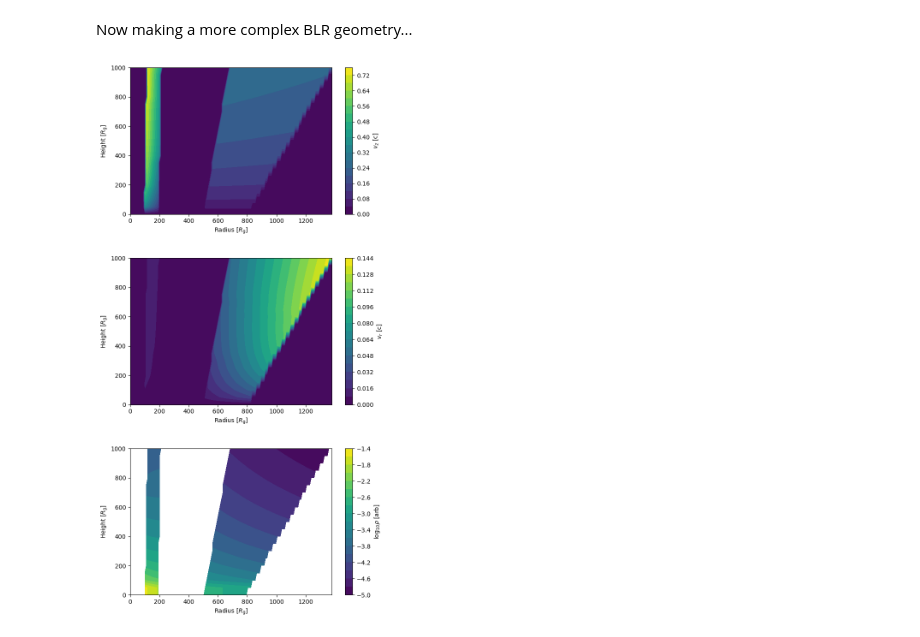
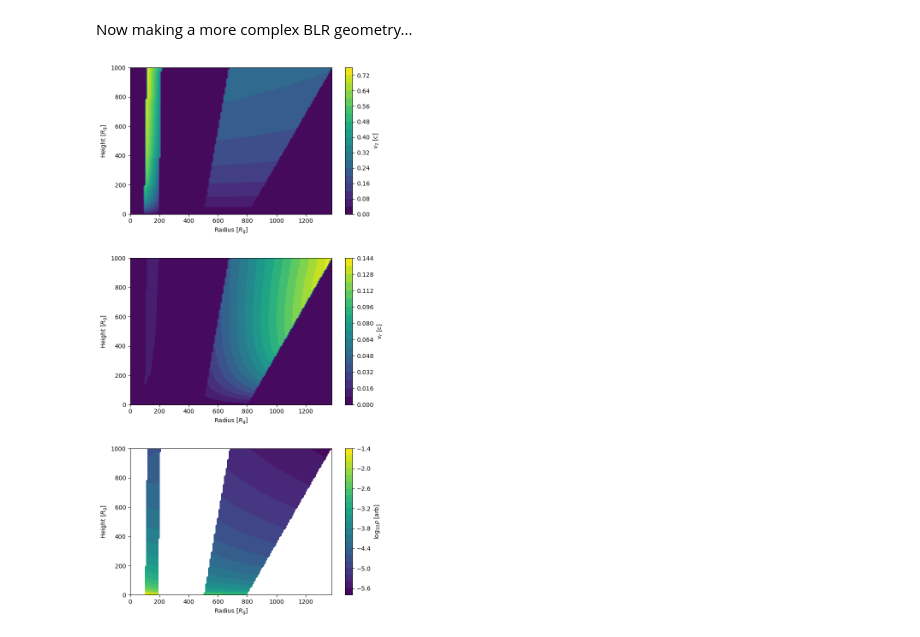
Before and after one commit to Henry-Best-01/Amoeba, a Jupyter notebook: amoeba/Notebooks/amoeba_blr_examples.ipynb, the cells around one changed output. Drawn from its saved outputs; the diff is of its cells as text; code cells hidden in the pictures.

```diff
--- a/amoeba/Notebooks/amoeba_blr_examples.ipynb
+++ b/amoeba/Notebooks/amoeba_blr_examples.ipynb
@@ -440,43 +490,53 @@ sl3_asy_vel = 0.4  # v/c
 sl4_asy_vel = 0.4
 
 
-comp_BLR = BroadLineRegion(mexp, zmax, wavelength, redshift_source, radial_step=10, height_step=50)
+comp_BLR = BroadLineRegion(
+    mexp, zmax, wavelength, redshift_source, radial_step=10, height_step=z_resolution
+)
 
-SL1 = Streamline(sl1_rlaunch, sl1_theta, zmax, sl1_char_dist, sl1_asy_vel, height_step=50)
-SL2 = Streamline(sl2_rlaunch, sl2_theta, zmax, sl2_char_dist, sl2_asy_vel, height_step=50)
-SL3 = Streamline(sl3_rlaunch, sl3_theta, zmax, sl3_char_dist, sl3_asy_vel, height_step=50)
-SL4 = Streamline(sl4_rlaunch, sl4_theta, zmax, sl4_char_dist, sl4_asy_vel, height_step=50)
+SL1 = Streamline(
+    sl1_rlaunch, sl1_theta, zmax, sl1_char_dist, sl1_asy_vel, height_step=z_resolution
+)
+SL2 = Streamline(
+    sl2_rlaunch, sl2_theta, zmax, sl2_char_dist, sl2_asy_vel, height_step=z_resolution
+)
+SL3 = Streamline(
+    sl3_rlaunch, sl3_theta, zmax, sl3_char_dist, sl3_asy_vel, height_step=z_resolution
+)
+SL4 = Streamline(
+    sl4_rlaunch, sl4_theta, zmax, sl4_char_dist, sl4_asy_vel, height_step=z_resolution
+)
 
 comp_BLR.add_streamline_bounded_region(SL1, SL2, density_initial_weighting=3)
 
 comp_BLR.add_streamline_bounded_region(SL3, SL4, density_initial_weighting=1)
 
 R, Z = np.meshgrid(comp_BLR.radii_values, comp_BLR.height_values)
 
 fig, ax = plt.subplots(3, figsize=(8, 16))
 conts = ax[0].contourf(R, Z, (comp_BLR.z_velocity_grid.T), 20)
 ax[1].set_xlabel(r"Radius [$R_{\rm g}$]")
 ax[0].set_ylabel(r"Height [$R_{\rm g}$]")
 ax[1].set_ylabel(r"Height [$R_{\rm g}$]")
 ax[2].set_ylabel(r"Height [$R_{\rm g}$]")
 cbar = plt.colorbar(conts, ax=ax[0], label=r"$v_{z}$ [c]")
 
 conts2 = ax[1].contourf(R, Z, (comp_BLR.r_velocity_grid.T), 20)
 ax[2].set_xlabel(r"Radius [$R_{\rm g}$]")
 cbar2 = plt.colorbar(conts2, ax=ax[1], label=r"$v_{r}$ [c]")
 
 
 conts3 = ax[2].contourf(R, Z, np.log10(comp_BLR.density_grid.T), 20)
 ax[0].set_xlabel(r"Radius [$R_{\rm g}$]")
 cbar3 = plt.colorbar(conts3, ax=ax[2], label=r"log$_{10} \rho$ [arb]")
 ax[0].set_aspect(1)
 ax[1].set_aspect(1)
 ax[2].set_aspect(1)
 plt.subplots_adjust(hspace=0.3)
 # fig.savefig("ComplexBLRGeometry.pdf")
 plt.show()
 # %% [output]
-[figure, old version]
+[figure, new version]
 # %%
 inc_ang = 5
 projection = comp_BLR.project_blr_density_to_source_plane(inc_ang)
```
Also changed, not shown: parts of 20 cells of this notebook, 23 other files.
